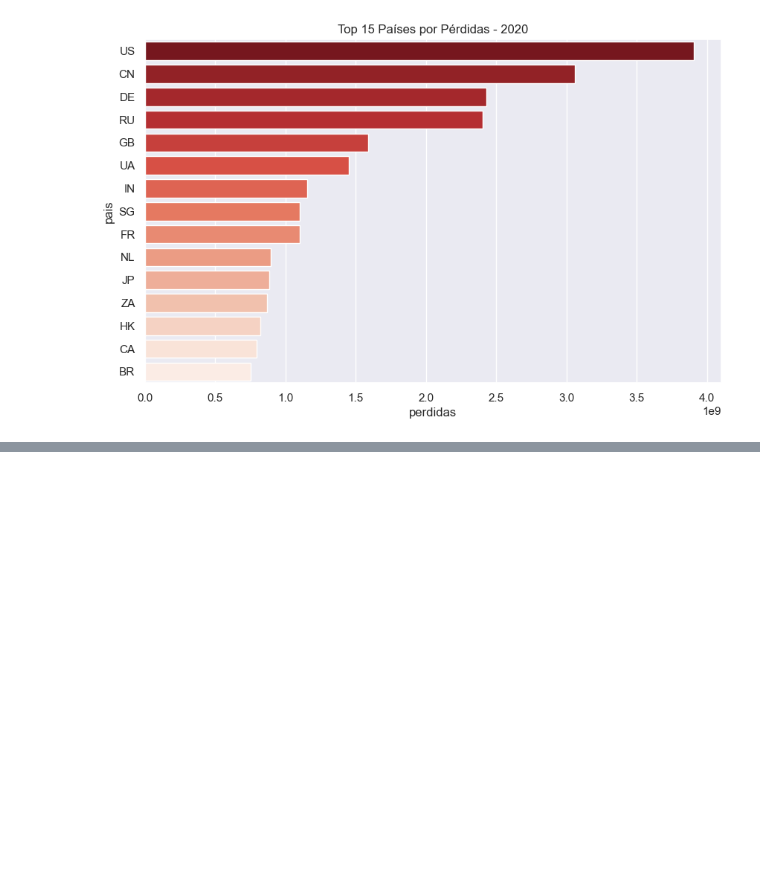
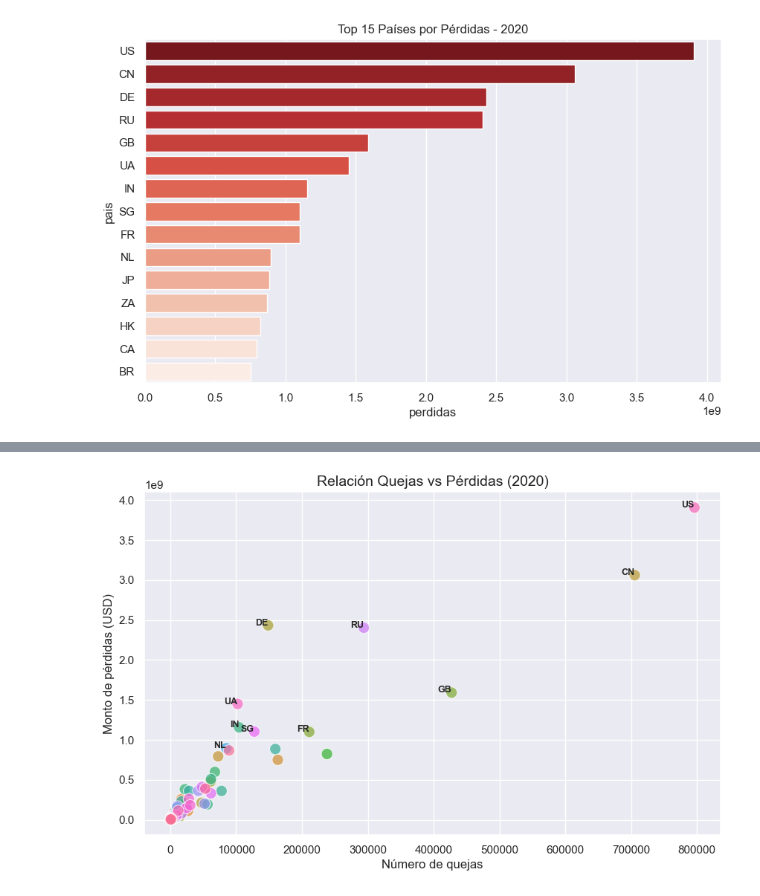
Before and after one commit to anmerinoto/Tramiento_Datos_Incidentes_Ciberseguridad, a Jupyter notebook: incidentes_ciberseguridad.ipynb, the cells around one changed output, grey strips where cells are left out. Cells and saved outputs as stored; diff of their text form; code cells hidden in the pictures; blank space fills up the shorter version.

Commit message:
explicacion de la grafica Relación Quejas vs. Pérdidas (2020)

```diff
--- a/incidentes_ciberseguridad.ipynb
+++ b/incidentes_ciberseguridad.ipynb
@@ -95,0 +102,29 @@ Text(0.5, 1.0, 'Top 15 Países por Pérdidas - 2020')
+# %%
+
+
+anio_objetivo = 2020
+df_anio = df_limpios[df_limpios['anio'] == anio_objetivo]
+
+# Scatterplot con colores por país
+plt.figure(figsize=(10,6))
+ax = sns.scatterplot(
+    data=df_anio,
+    x='quejas', y='perdidas',
+    hue='pais',   # cada país con color distinto
+    s=120, alpha=0.7, legend=False  # quitamos leyenda gigante
+)
+
+# Etiquetar solo los 10 países con más pérdidas
+top = df_anio.sort_values('perdidas', ascending=False).head(10)
+for _, fila in top.iterrows():
+    plt.text(
+        fila['quejas'], fila['perdidas'], fila['pais'],
+        fontsize=9, ha='right', weight='bold'
+    )
+
+ax.set_title(f"Relación Quejas vs Pérdidas ({anio_objetivo})", fontsize=14)
+ax.set_xlabel("Número de quejas")
+ax.set_ylabel("Monto de pérdidas (USD)")
+plt.show()
+# %% [output]
+[figure, added]
```
Also changed, not shown: parts of 3 cells of this notebook.
